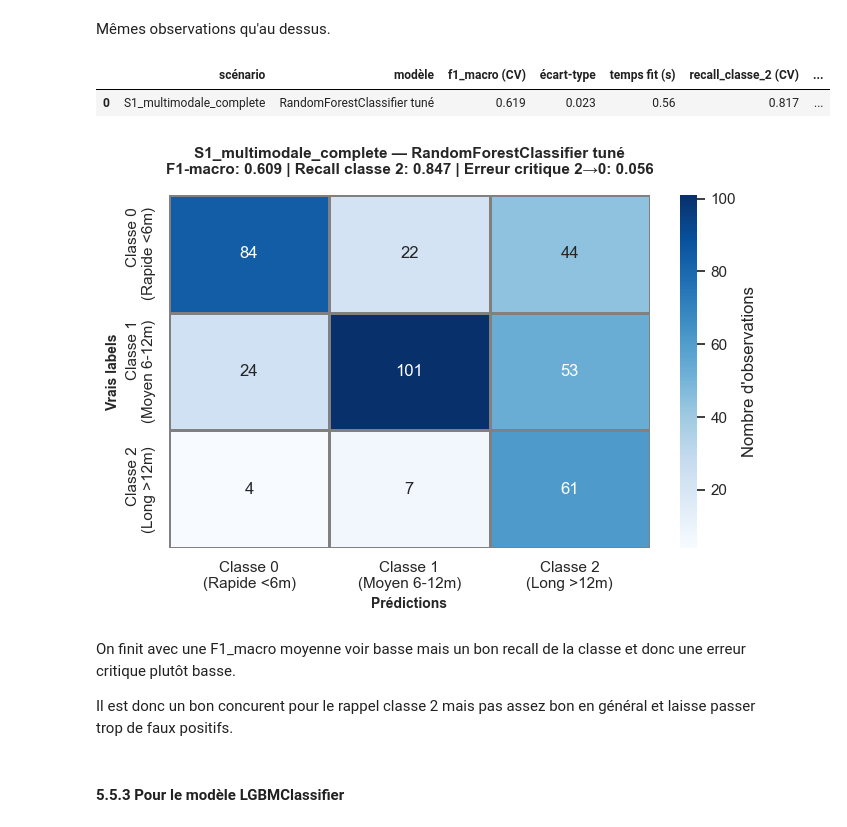
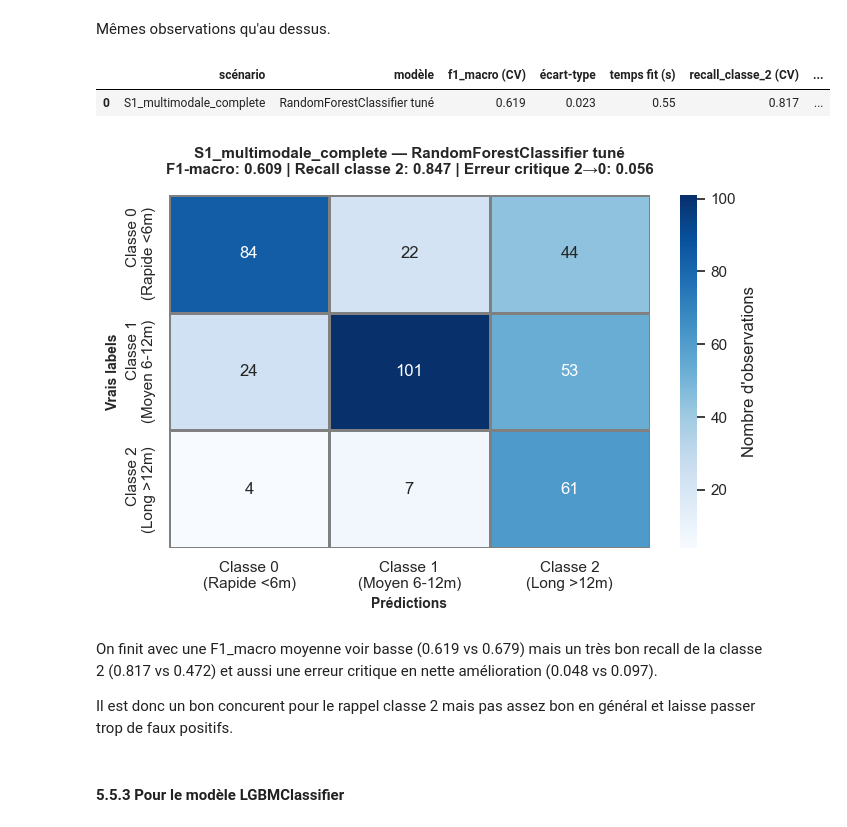
Before and after one commit to rbatos/Cas_usage_certif, a Jupyter notebook: notebooks/matrice-notebook-romain.ipynb, the cells around one changed output. Saved outputs shown, nothing was run; the diff lists cells and outputs as text; code cells hidden in the pictures.

```diff
--- a/notebooks/matrice-notebook-romain.ipynb
+++ b/notebooks/matrice-notebook-romain.ipynb
@@ -1563,13 +1555,13 @@ X_tr, X_val, y_tr, y_val = train_test_split(
 )
 
 # 2) Poids de classes + focus classe 2
-class_weights = {
+class_weights_rfc = {
     0: 1.0,   # Classe 0 : poids normal
     1: 1.0,   # Classe 1 : poids normal
     2: 3.0    # Classe 2 : poids 3x supérieur (à ajuster)
 }
 
-sample_weight_train = y_tr.map(class_weights).astype(float).values
+sample_weight_train = y_tr.map(class_weights_rfc).astype(float).values
 
 # Hyperparamètres réglés pour limiter le surapprentissage et mieux capter la classe 2.
 rfc_modele = RandomForestClassifier(
@@ -1582,7 +1574,7 @@ rfc_modele = RandomForestClassifier(
     bootstrap=True,             # Gardé à True (meilleure généralisation)
     random_state=RANDOM_STATE,
     n_jobs=-1,                  # Utilise tous les cœurs CPU
-    class_weight=class_weights  # Poids personnalisés
+    class_weight=class_weights_rfc  # Poids personnalisés
 )
 
 pipe_rfc = Pipeline([
@@ -1631,37 +1623,37 @@ y_pred = pipe_rfc.predict(X_val)
 conf_matrix = confusion_matrix(y_val, y_pred)
 
 # Affichage de la matrice
 fig, ax = plt.subplots(figsize=(7, 5))
 sns.heatmap(
     conf_matrix,
     annot=True,
     fmt="d",
     cmap="Blues",
     xticklabels=["Classe 0\n(Rapide <6m)", "Classe 1\n(Moyen 6-12m)", "Classe 2\n(Long >12m)"],
     yticklabels=["Classe 0\n(Rapide <6m)", "Classe 1\n(Moyen 6-12m)", "Classe 2\n(Long >12m)"],
     cbar_kws={"label": "Nombre d'observations"},
     ax=ax,
     linewidths=1,
     linecolor="gray"
 )
 ax.set_title(
     f"{'S1_multimodale_complete'} — {'RandomForestClassifier tuné'}\nF1-macro: {f1_score(y_val, y_pred, average='macro'):.3f} | "
     f"Recall classe 2: {recall_class_2(y_val, y_pred):.3f} | "
     f"Erreur critique 2→0: {critical_error_2_to_0(y_val, y_pred):.3f}",
     fontsize=11,
     weight="bold",
     pad=15
 )
 ax.set_ylabel("Vrais labels", fontsize=10, weight="bold")
 ax.set_xlabel("Prédictions", fontsize=10, weight="bold")
 plt.tight_layout()
 plt.show()
 # %% [output]
 |  | scénario | modèle | f1_macro (CV) | écart-type | temps fit (s) | recall_classe_2 (CV) | ... |
-| 0 | S1_multimodale_complete | RandomForestClassifier tuné | 0.619 | 0.023 | 0.56 | 0.817 | ... |
+| 0 | S1_multimodale_complete | RandomForestClassifier tuné | 0.619 | 0.023 | 0.55 | 0.817 | ... |
 [figure]
 # %% [markdown]
-On finit avec une F1_macro moyenne voir basse mais un bon recall de la classe et donc une erreur critique plutôt basse.
+On finit avec une F1_macro moyenne voir basse (0.619 vs 0.679) mais un très bon recall de la classe 2 (0.817 vs 0.472) et aussi une erreur critique en nette amélioration (0.048 vs 0.097).
 
 Il est donc un bon concurent pour le rappel classe 2 mais pas assez bon en général et laisse passer trop de faux positifs.
 # %% [markdown]
```
Also changed, not shown: parts of 17 cells of this notebook, 1 other file.
